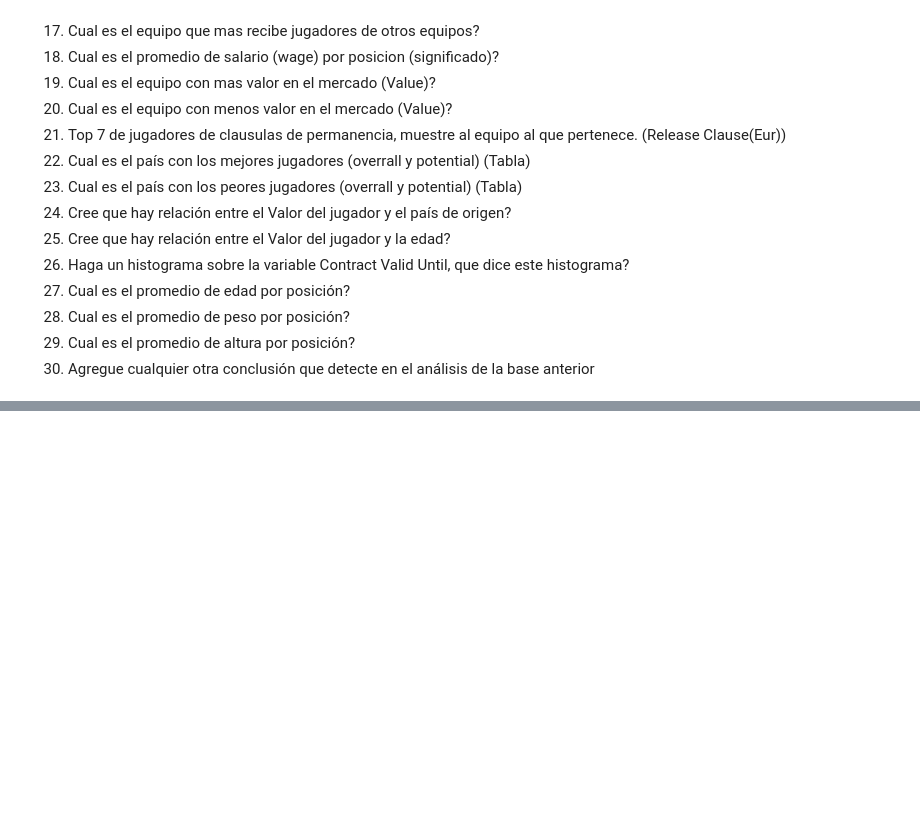
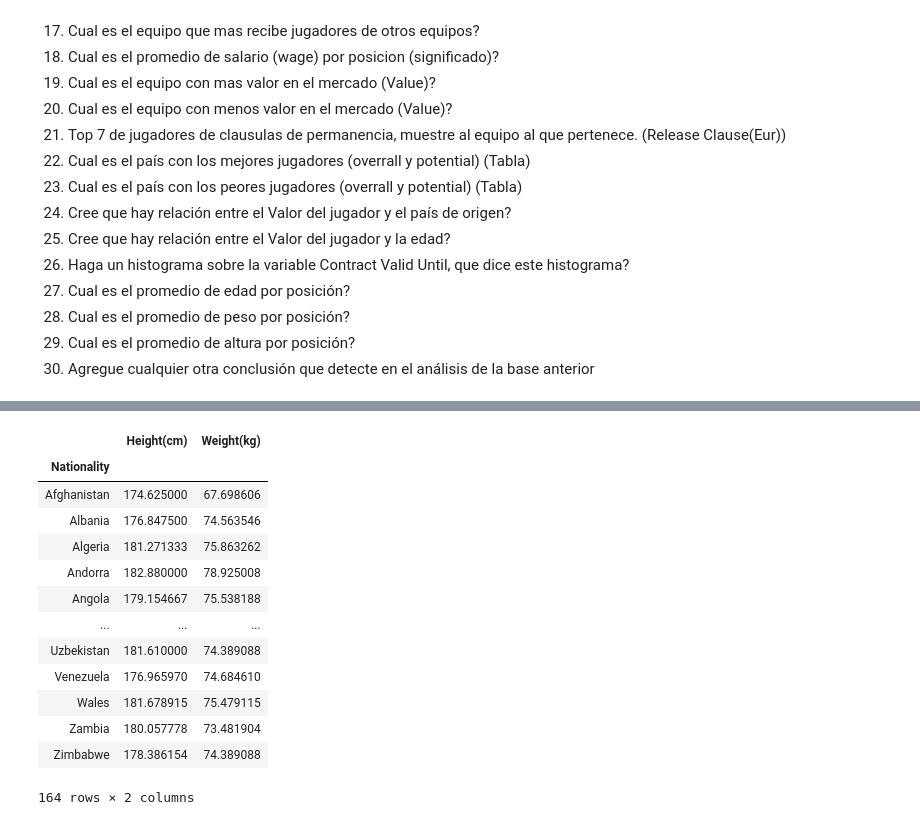
Before and after one commit to solrac2905/Ejercicios_Curso_Python_CD_Carlos_Lopez, a Jupyter notebook: E2 Carlos.ipynb, the cells around one changed output, grey strips where cells are left out. Cells and saved outputs as stored; diff of their text form; code cells hidden in the pictures; blank space fills up the shorter version.

```diff
--- a/E2 Carlos.ipynb
+++ b/E2 Carlos.ipynb
@@ -125,0 +358,18 @@ union2.where(filtro1)
+# %%
+#8
+pd.pivot_table(data=union2[['Nationality','Height(cm)','Weight(kg)']], index='Nationality',values=['Height(cm)','Weight(kg)'], aggfunc=np.mean)
+# %% [output]
+|  | Height(cm) | Weight(kg) |
+| Nationality |  |  |
+| Afghanistan | 174.625000 | 67.698606 |
+| Albania | 176.847500 | 74.563546 |
+| Algeria | 181.271333 | 75.863262 |
+| Andorra | 182.880000 | 78.925008 |
+| Angola | 179.154667 | 75.538188 |
+| ... | ... | ... |
+| Uzbekistan | 181.610000 | 74.389088 |
+| Venezuela | 176.965970 | 74.684610 |
+| Wales | 181.678915 | 75.479115 |
+| Zambia | 180.057778 | 73.481904 |
+| Zimbabwe | 178.386154 | 74.389088 |
+164 rows × 2 columns
```
Also changed, not shown: parts of 25 cells of this notebook.
